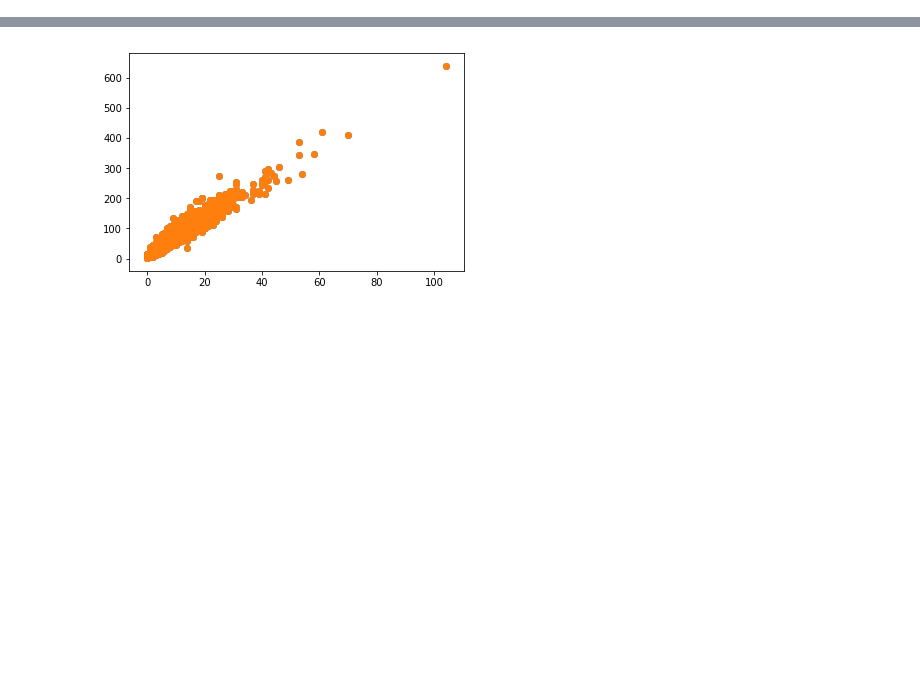
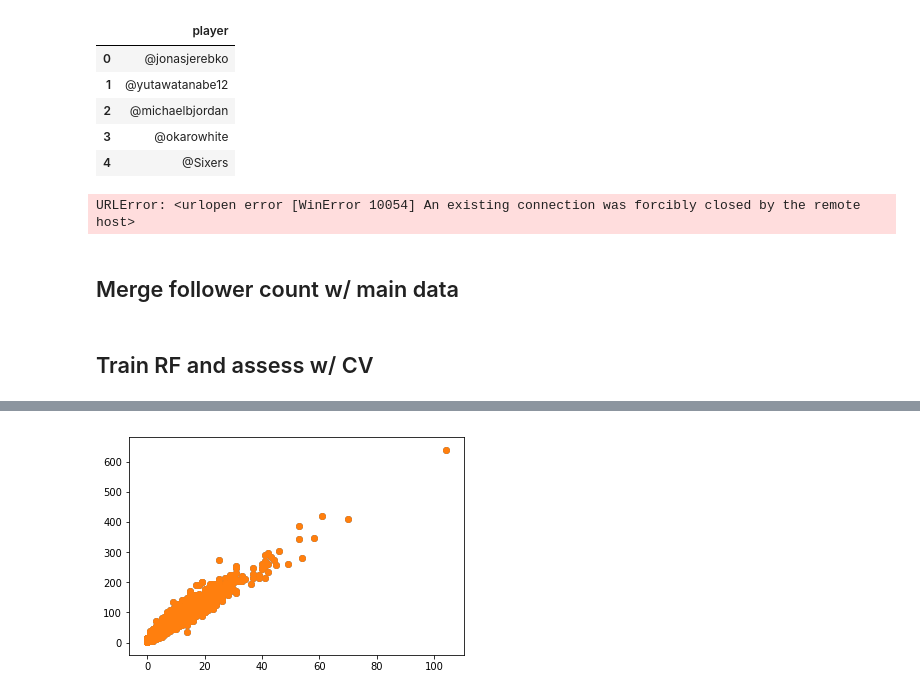
Before and after one commit to dydx314/nba-hackathon-2019, a Jupyter notebook: nba-analysis.ipynb, the cells around one changed output, grey strips where cells are left out. Cells and saved outputs as stored; diff of their text form; code cells hidden in the pictures; blank space fills up the shorter version.

```diff
--- a/nba-analysis.ipynb
+++ b/nba-analysis.ipynb
@@ -66,0 +96,19 @@ Name: player, Length: 7766, dtype: object
+# %%
+# team fc
+tfc = pd.DataFrame(team_set)
+team_set  =
+# %% [output]
+|  | player |
+| 0 | @jonasjerebko |
+| 1 | @yutawatanabe12 |
+| 2 | @michaelbjordan |
+| 3 | @okarowhite |
+| 4 | @Sixers |
+# %%
+pfc['fc'] = pfc['player'].apply(lambda x: get_player_followers(x.strip('@')))
+# %% [output]
+URLError: <urlopen error [WinError 10054] An existing connection was forcibly closed by the remote host>
+# %% [markdown]
+## Merge follower count w/ main data
+# %% [markdown]
+## Train RF and assess w/ CV
```
Also changed, not shown: parts of 16 cells of this notebook, 1 other file.
